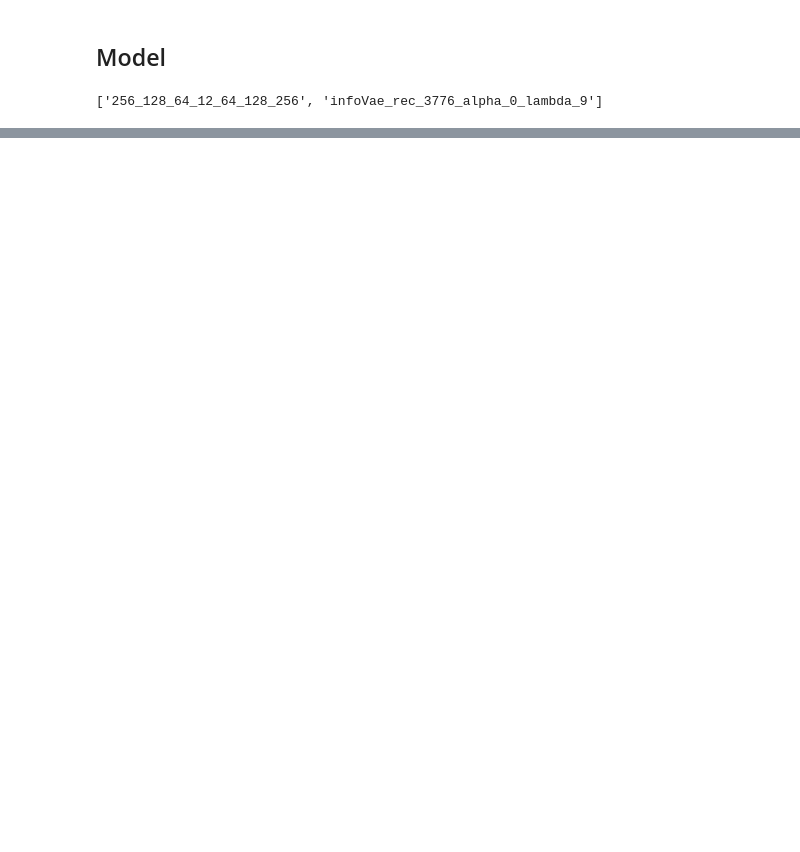
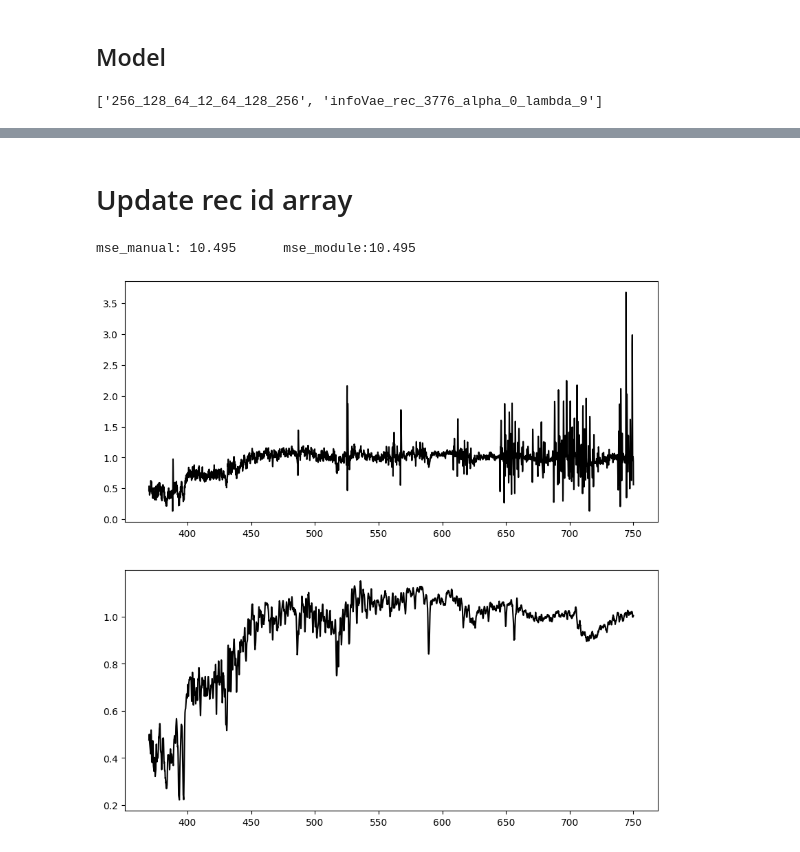
Before and after one commit to ed-ortizm/anomaly, a Jupyter notebook: thesis/99_explore.ipynb, the cells around one changed output, grey strips where cells are left out. Cells and saved outputs as stored; diff of their text form; code cells hidden in the pictures; blank space fills up the shorter version.

```diff
--- a/thesis/99_explore.ipynb
+++ b/thesis/99_explore.ipynb
@@ -341,0 +238,31 @@ len(only_in_a), len(only_in_b), list(only_in_a)
+# %% [markdown]
+# Update rec id array
+# %%
+tata = np.empty(idx_id_spec_03.shape)
+
+tata[:, 1] = idx_id_spec_03[:, 1]
+tata[:, 0] = np.arange(idx_id_spec_03.shape[0])
+# %%
+objid = 637325355518027776
+
+spec_idx = specobjid_to_idx(
+        objid, tata
+)
+# ----------------------------------------------------
+spec = spectra_03[spec_idx]
+rec_spec = spectra_03_rec[spec_idx]
+# ----------------------------------------------------
+mse_manual = np.sqrt(np.sum((spec - rec_spec)**2))
+mse_module = Reconstruction().mse(spec, rec_spec)[0][0]
+print(f'mse_manual: {mse_manual:.3f}\tmse_module:{mse_module:.3f}')
+# ----------------------------------------------------
+fig, ax = plt.subplots(2,1, figsize=(10, 10))
+
+
+ax[0].plot(wave_nm, spec, color='black')
+ax[1].plot(wave_nm, rec_spec, color='black')
+
+plt.show()
+# %% [output]
+mse_manual: 10.495      mse_module:10.495
+[figure, added]
```
Also changed, not shown: parts of 38 cells of this notebook, 3 other files.
